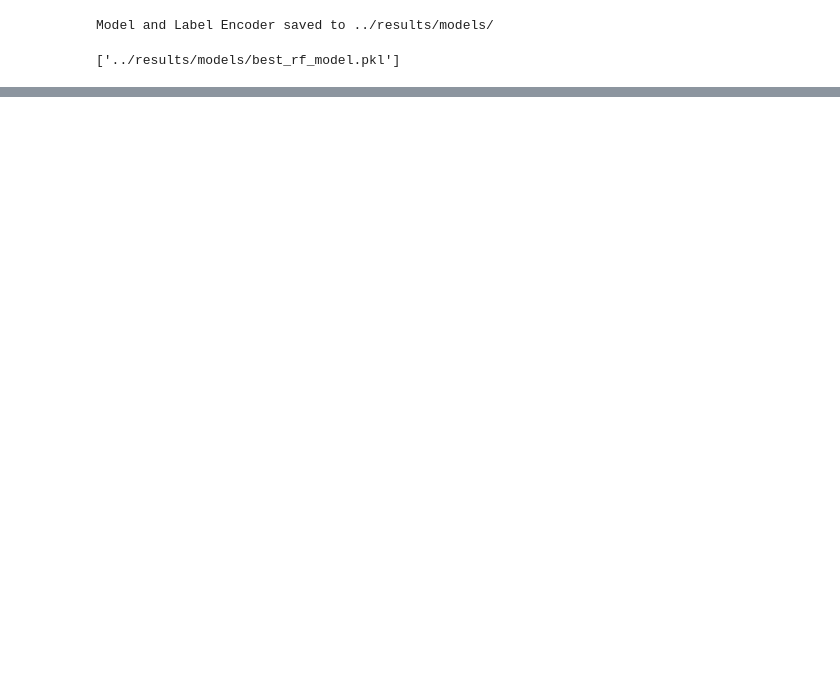
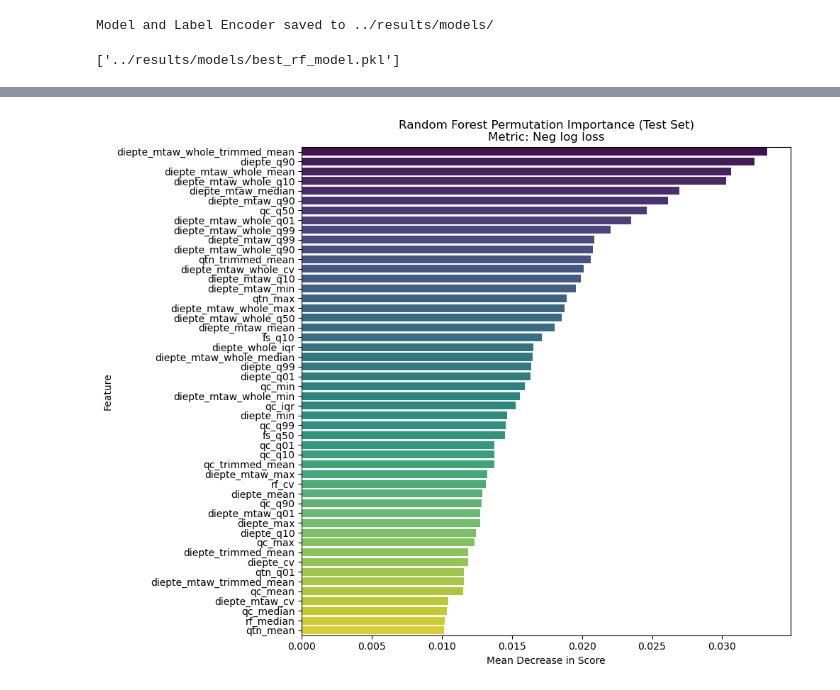
Before and after one commit to VoeP/CPT_usecase, a Jupyter notebook: modeling/binn_method_modelling.ipynb, the cells around one changed output, grey strips where cells are left out. Saved outputs shown, nothing was run; the diff lists cells and outputs as text; code cells hidden in the pictures; blank space fills up the shorter version.

Commit message:
feature importance

```diff
--- a/modeling/binn_method_modelling.ipynb
+++ b/modeling/binn_method_modelling.ipynb
@@ -222,7 +222,7 @@ xgb_search = RandomizedSearchCV(
     n_iter=1,
     cv= gkf ,
     scoring= custom_log_loss,
-    n_jobs=-1,
+    n_jobs=10,
     random_state=SEED
 )
 
@@ -543,3 +542,90 @@ joblib.dump(best_rf, model_dir / "best_rf_model.pkl")
 # %% [output]
 Model and Label Encoder saved to ../results/models/
 ['../results/models/best_rf_model.pkl']
+# %%
+
+from sklearn.inspection import permutation_importance
+import pandas as pd
+import matplotlib.pyplot as plt
+import seaborn as sns
+
+
+def compute_rf_permutation_importance(
+    model,
+    X_val,
+    y_val,
+    feature_names,
+    le=None,
+    n_repeats=5,
+    random_state=42,
+    scoring='accuracy'
+):
+    """
+    Computes permutation importance for a fitted scikit-learn model (or pipeline).
+
+    Args:
+        model: Fitted estimator or pipeline (e.g., best_rf).
+        X_val: Validation/Test features (DataFrame or numpy array).
+        y_val: Validation/Test targets (encoded).
+        feature_names: List of feature names.
+        le: LabelEncoder (optional, passed for consistency/logging).
+        n_repeats: Number of times to permute a feature.
+        random_state: Seed for reproducibility.
+        scoring: Scikit-learn scoring metric (default: 'accuracy').
+                 'neg_log_loss' is also a good choice for probabilistic models.
+
+    Returns:
+        pd.DataFrame: Feature importance sorted by importance_mean.
+    """
+
+    print(f"Computing permutation importance using scoring='{scoring}'...")
+
+    # Compute permutation importance
+    # n_jobs=-1 uses all available processors
+    result = permutation_importance(
+        model,
+        X_val,
+        y_val,
+        n_repeats=n_repeats,
+        random_state=random_state,
+        n_jobs= 10,
+        scoring=scoring
+    )
+
+    # Create DataFrame
+    # For standard sklearn metrics (like accuracy or neg_log_loss),
+    # a positive importance_mean indicates the feature is important
+    # (shuffling it caused the score to drop).
+    imp_df = pd.DataFrame({
+        "feature": feature_names,
+        "importance_mean": result.importances_mean,
+        "importance_std": result.importances_std,
+    }).sort_values("importance_mean", ascending=False)
+
+    return imp_df
+
+# --- Execute Feature Importance ---
+
+# Calculate importance using the Test set
+imp_df = compute_rf_permutation_importance(
+    model=best_rf,
+    X_val=X_test,
+    y_val=y_test_enc,
+    feature_names=feature_cols,
+    le=le,
+    n_repeats=5,       # 5 repeats is usually sufficient for stable results
+    random_state=SEED,
+    scoring=custom_log_loss
+)
+
+print("\nTop 15 Features by Permutation Importance:")
+print(imp_df.head(15))
+
+# --- Plotting ---
+plt.figure(figsize=(10, 8))
+sns.barplot(x="importance_mean", y="feature", data=imp_df.head(50), palette="viridis")
+plt.title(f"Random Forest Permutation Importance (Test Set)\nMetric: Neg log loss")
+plt.xlabel("Mean Decrease in Score")
+plt.ylabel("Feature")
+plt.tight_layout()
+# %% [output]
@@ -545,0 +654 @@ Model and Label Encoder saved to ../results/models/
+[figure, added]
```
Also changed, not shown: parts of 13 cells of this notebook, 29 other files.
